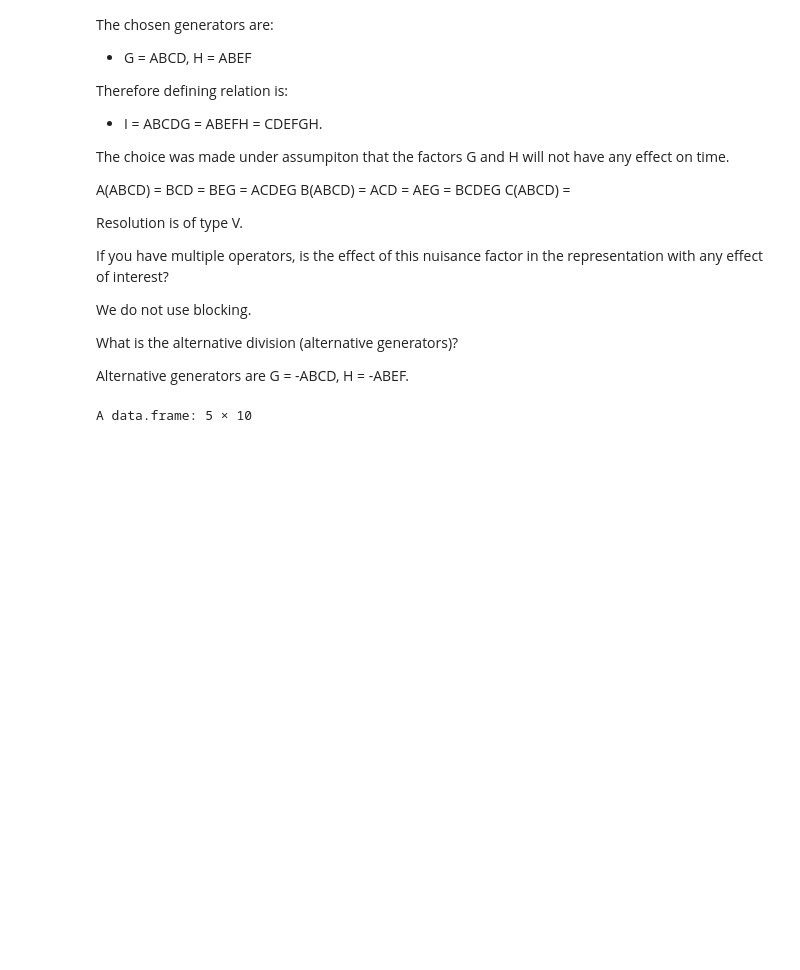
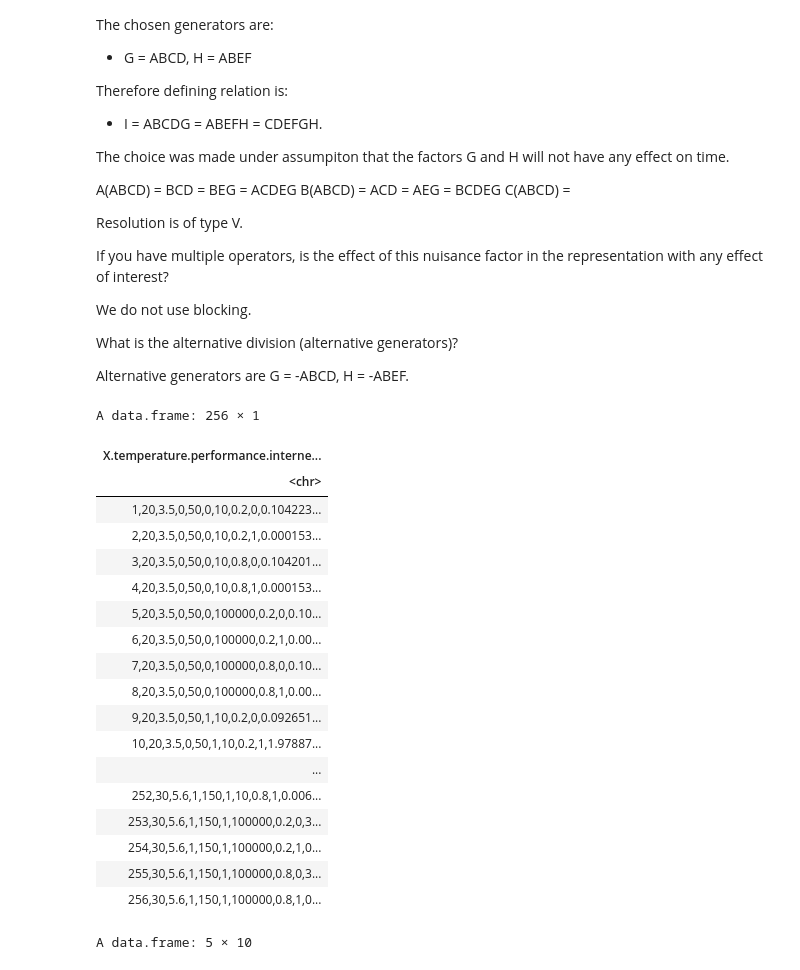
Before and after one commit to francji1/01NAEX, a Jupyter notebook: HW/2022/01NAEX_HW02_Team_1.ipynb, the cells around one changed output. Saved outputs shown, nothing was run; the diff lists cells and outputs as text; code cells hidden in the pictures; blank space fills up the shorter version.

Commit message:
Add link to data

```diff
--- a/HW/2022/01NAEX_HW02_Team_1.ipynb
+++ b/HW/2022/01NAEX_HW02_Team_1.ipynb
@@ -126,4 +128,28 @@ We do not use blocking.
 What is the alternative division (alternative generators)?
 
 Alternative generators are G = -ABCD, H = -ABEF.
+# %%
+#data <- read.csv("data.csv")
+data <- read.table("https://raw.githubusercontent.com/francji1/01NAEX/main/HW/2022/NAEX_2022_HW02_data.csv",header=TRUE,sep=";")
+data
+# %% [output]
+A data.frame: 256 × 1
+| X.temperature.performance.interne... |
+| <chr> |
+| 1,20,3.5,0,50,0,10,0.2,0,0.104223... |
+| 2,20,3.5,0,50,0,10,0.2,1,0.000153... |
+| 3,20,3.5,0,50,0,10,0.8,0,0.104201... |
+| 4,20,3.5,0,50,0,10,0.8,1,0.000153... |
+| 5,20,3.5,0,50,0,100000,0.2,0,0.10... |
+| 6,20,3.5,0,50,0,100000,0.2,1,0.00... |
+| 7,20,3.5,0,50,0,100000,0.8,0,0.10... |
+| 8,20,3.5,0,50,0,100000,0.8,1,0.00... |
+| 9,20,3.5,0,50,1,10,0.2,0,0.092651... |
+| 10,20,3.5,0,50,1,10,0.2,1,1.97887... |
+| ... |
+| 252,30,5.6,1,150,1,10,0.8,1,0.006... |
+| 253,30,5.6,1,150,1,100000,0.2,0,3... |
+| 254,30,5.6,1,150,1,100000,0.2,1,0... |
+| 255,30,5.6,1,150,1,100000,0.8,0,3... |
+| 256,30,5.6,1,150,1,100000,0.8,1,0... |
 # %%
```
Also changed, not shown: parts of 2 cells of this notebook.
